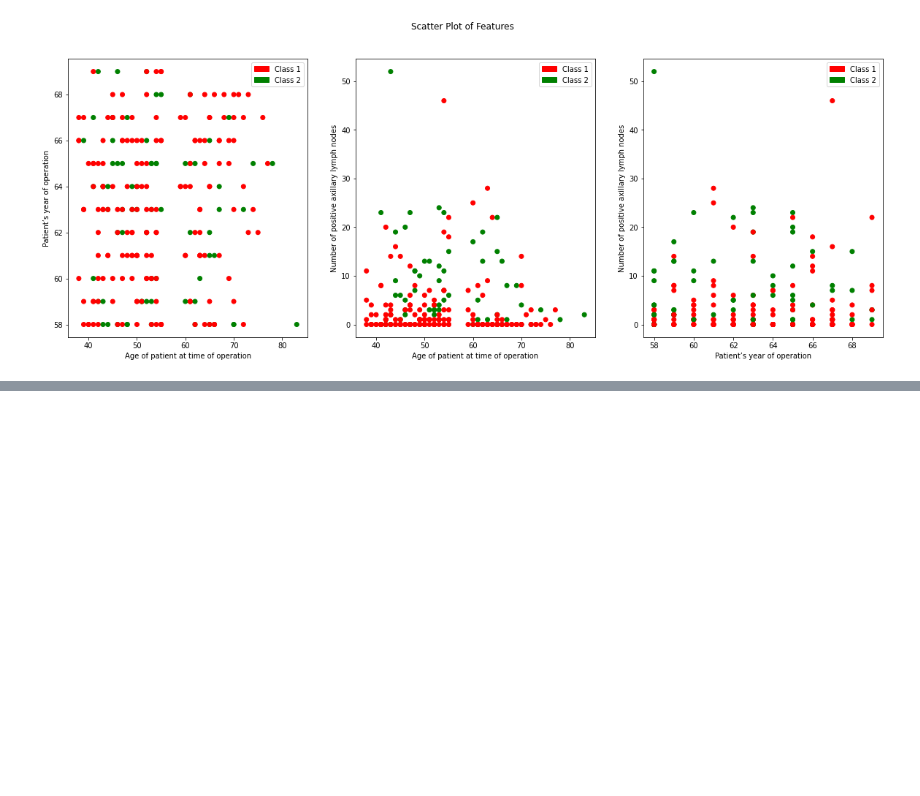
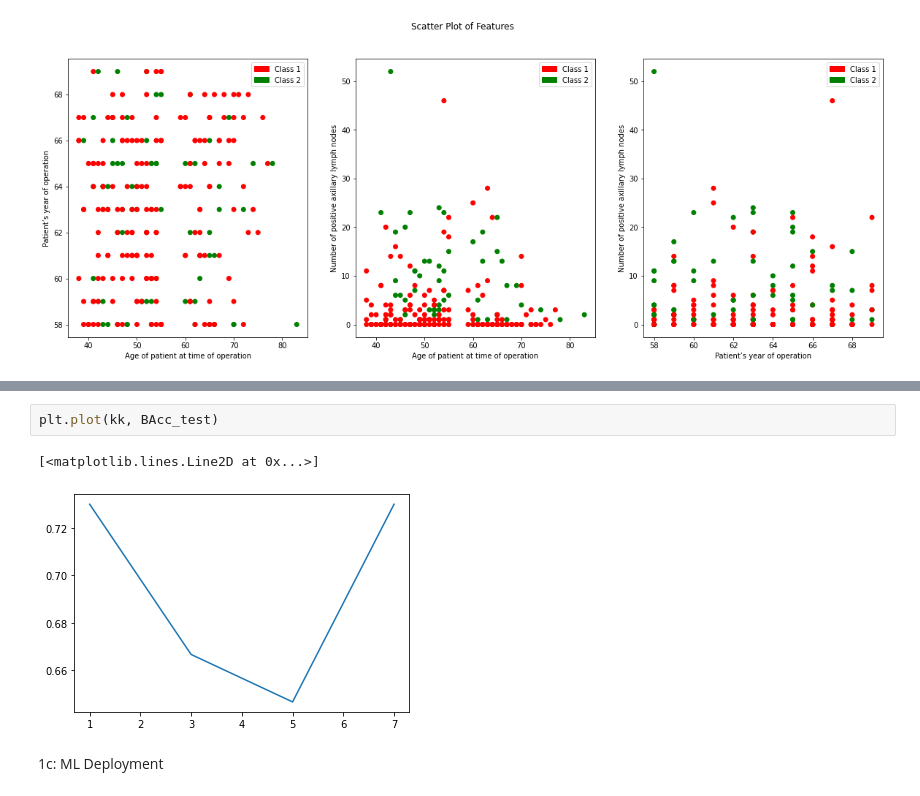
Before and after one commit to adrita23/Machine-Learning-Assignments, a Jupyter notebook: ML_Fall_21_HW1.ipynb, the cells around one changed output, grey strips where cells are left out. Cells and saved outputs as stored; diff of their text form; blank space fills up the shorter version.

```diff
--- a/ML_Fall_21_HW1.ipynb
+++ b/ML_Fall_21_HW1.ipynb
@@ -104,0 +276,7 @@ Text(0, 0.5, 'Number of positive axillary lymph nodes')
+# %%
+plt.plot(kk, BAcc_test)
+# %% [output]
+[<matplotlib.lines.Line2D at 0x...>]
+[figure, added]
+# %% [markdown]
+1c: ML Deployment
```
Also changed, not shown: parts of 9 cells of this notebook.
